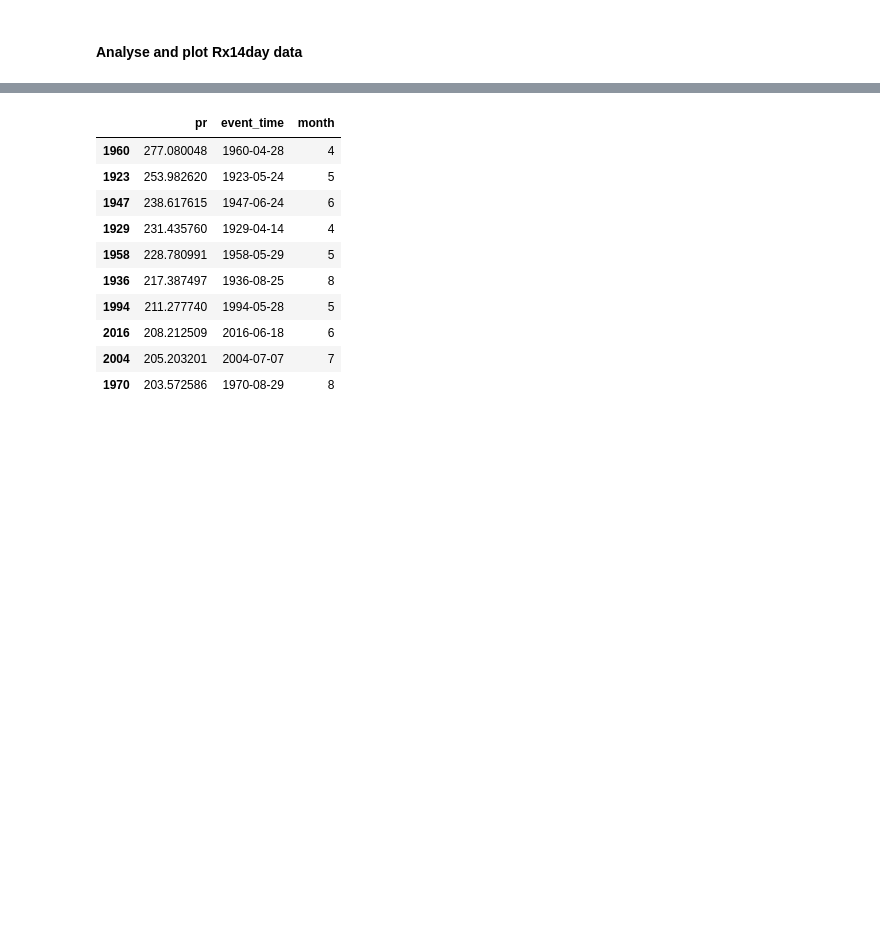
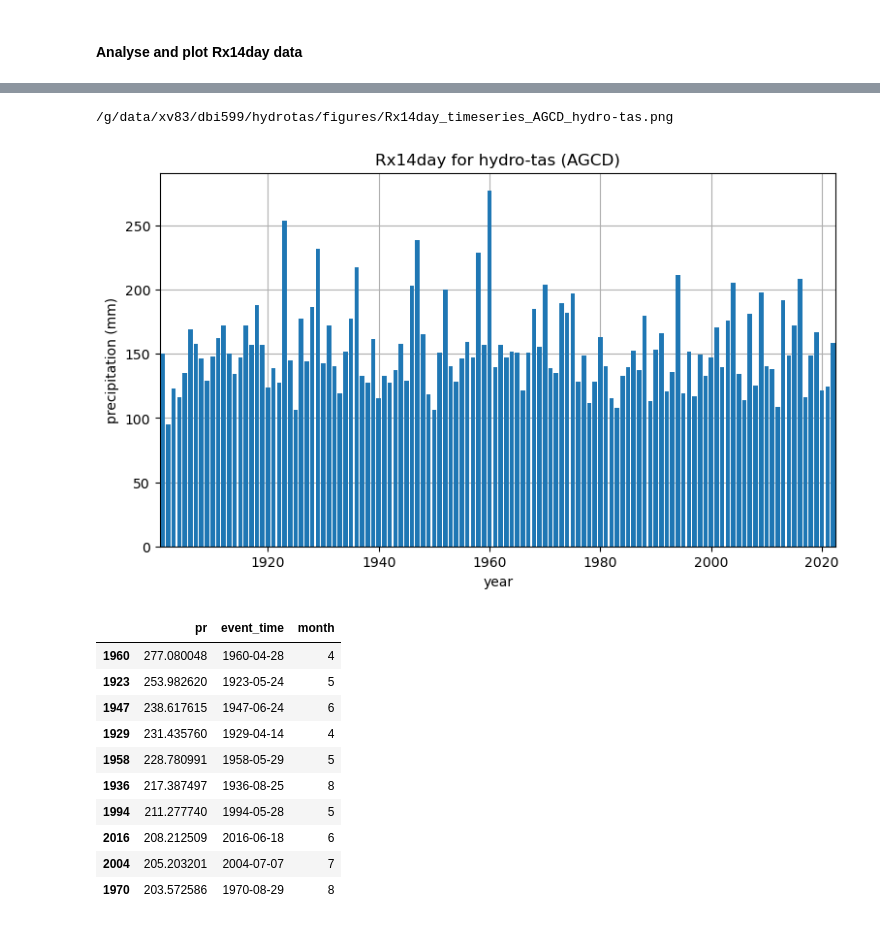
Before and after one commit to DamienIrving/hydrotas, a Jupyter notebook: AGCD_hydro-tas.ipynb, the cells around one changed output, grey strips where cells are left out. Saved outputs shown, nothing was run; the diff lists cells and outputs as text; code cells hidden in the pictures; blank space fills up the shorter version.

```diff
--- a/AGCD_hydro-tas.ipynb
+++ b/AGCD_hydro-tas.ipynb
@@ -54,3 +58,20 @@ plt.show()
+# %%
+fig, ax = plt.subplots(figsize=[9, 5])
+values = ds_rx14day['pr'].values
+years = ds_rx14day.time.dt.year.values
+plt.bar(years, values, zorder=2)
+plt.xlim(years[0] - 0.5, years[-1] + 0.5)
+plt.title(f'Rx14day for {region_name} (AGCD)')
+plt.ylabel('precipitation (mm)')
+plt.xlabel('year')
+plt.grid(zorder=3)
+outfile = f'/g/data/xv83/dbi599/hydrotas/figures/Rx14day_timeseries_AGCD_{region_name}.png'
+print(outfile)
+plt.savefig(outfile, bbox_inches='tight', facecolor='white', dpi=dpi)
+plt.show()
+# %% [output]
+/g/data/xv83/dbi599/hydrotas/figures/Rx14day_timeseries_AGCD_hydro-tas.png
+[figure, added]
 # %%
 years = ds_rx14day['time'].dt.year.values
 df_rx14day = pd.DataFrame(index=years)
```
Also changed, not shown: parts of 2 cells of this notebook.
